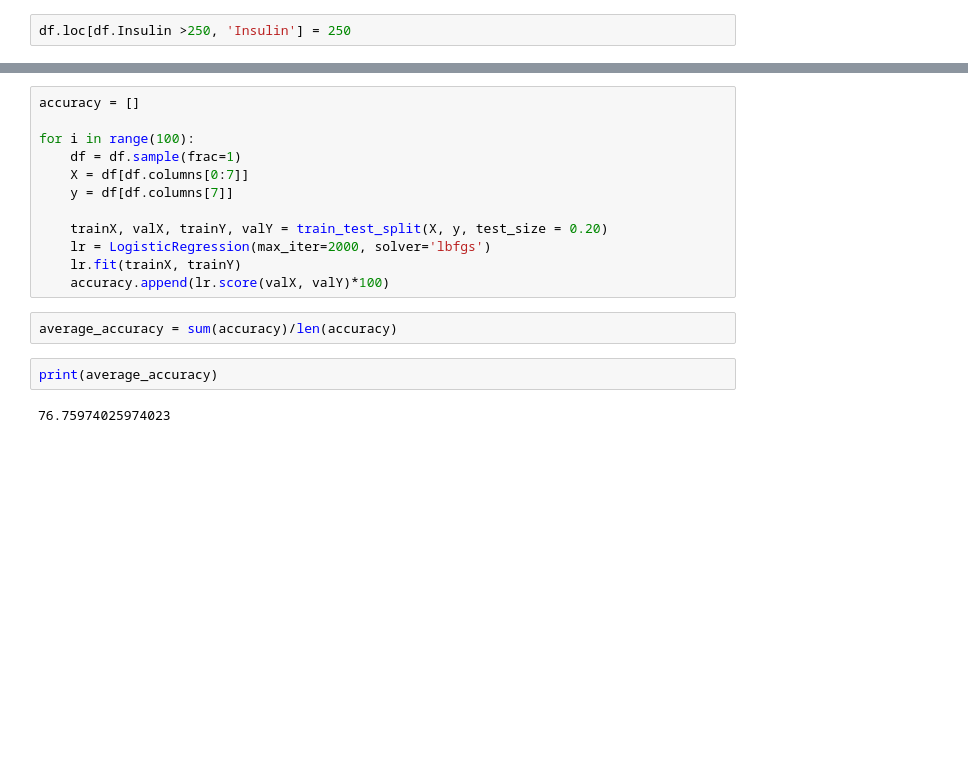
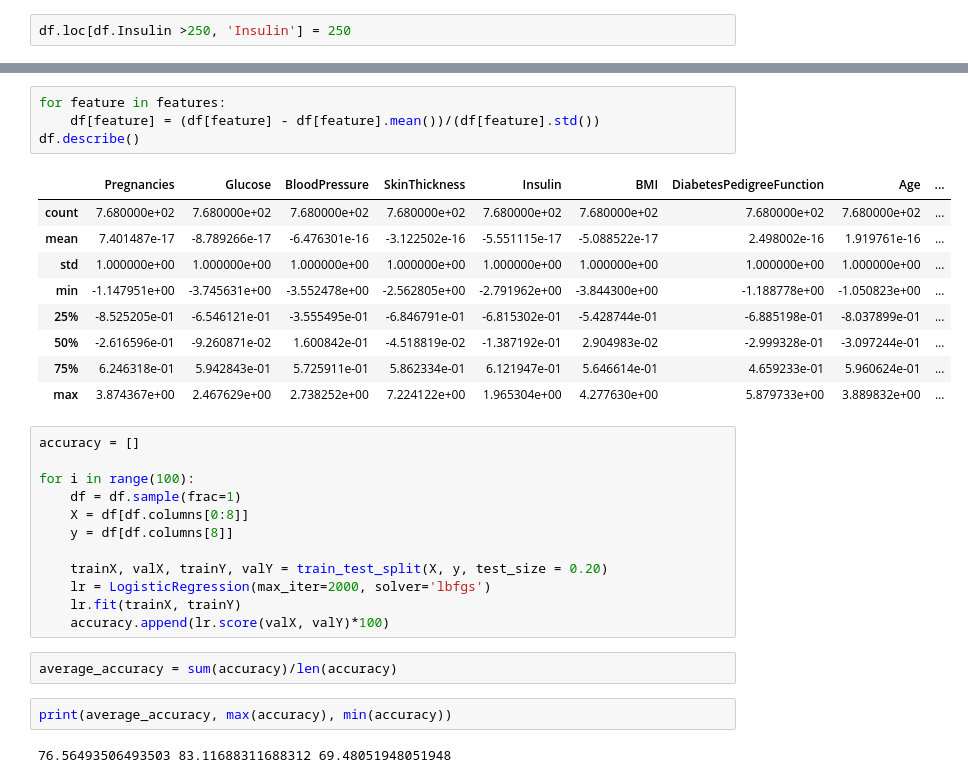
Before and after one commit to kaustubh-nair/Diabetes-prediction, a Jupyter notebook: main.ipynb, the cells around one changed output, grey strips where cells are left out. Saved outputs shown, nothing was run; the diff lists cells and outputs as text; blank space fills up the shorter version.

```diff
--- a/main.ipynb
+++ b/main.ipynb
@@ -83,10 +102,24 @@ df.isnull().describe()
+# %%
+for feature in features:
+    df[feature] = (df[feature] - df[feature].mean())/(df[feature].std())
+df.describe()
+# %% [output]
+|  | Pregnancies | Glucose | BloodPressure | SkinThickness | Insulin | BMI | DiabetesPedigreeFunction | Age | ... |
+| count | 7.680000e+02 | 7.680000e+02 | 7.680000e+02 | 7.680000e+02 | 7.680000e+02 | 7.680000e+02 | 7.680000e+02 | 7.680000e+02 | ... |
+| mean | 7.401487e-17 | -8.789266e-17 | -6.476301e-16 | -3.122502e-16 | -5.551115e-17 | -5.088522e-17 | 2.498002e-16 | 1.919761e-16 | ... |
+| std | 1.000000e+00 | 1.000000e+00 | 1.000000e+00 | 1.000000e+00 | 1.000000e+00 | 1.000000e+00 | 1.000000e+00 | 1.000000e+00 | ... |
+| min | -1.147951e+00 | -3.745631e+00 | -3.552478e+00 | -2.562805e+00 | -2.791962e+00 | -3.844300e+00 | -1.188778e+00 | -1.050823e+00 | ... |
+| 25% | -8.525205e-01 | -6.546121e-01 | -3.555495e-01 | -6.846791e-01 | -6.815302e-01 | -5.428744e-01 | -6.885198e-01 | -8.037899e-01 | ... |
+| 50% | -2.616596e-01 | -9.260871e-02 | 1.600842e-01 | -4.518819e-02 | -1.387192e-01 | 2.904983e-02 | -2.999328e-01 | -3.097244e-01 | ... |
+| 75% | 6.246318e-01 | 5.942843e-01 | 5.725911e-01 | 5.862334e-01 | 6.121947e-01 | 5.646614e-01 | 4.659233e-01 | 5.960624e-01 | ... |
+| max | 3.874367e+00 | 2.467629e+00 | 2.738252e+00 | 7.224122e+00 | 1.965304e+00 | 4.277630e+00 | 5.879733e+00 | 3.889832e+00 | ... |
 # %%
 accuracy = []
 
 for i in range(100):
     df = df.sample(frac=1)
-    X = df[df.columns[0:7]]
-    y = df[df.columns[7]]
+    X = df[df.columns[0:8]]
+    y = df[df.columns[8]]
 
     trainX, valX, trainY, valY = train_test_split(X, y, test_size = 0.20)
     lr = LogisticRegression(max_iter=2000, solver='lbfgs')
@@ -95,6 +128,6 @@ for i in range(100):
 # %%
 average_accuracy = sum(accuracy)/len(accuracy)
 # %%
-print(average_accuracy)
+print(average_accuracy, max(accuracy), min(accuracy))
 # %% [output]
-76.75974025974023
+76.56493506493503 83.11688311688312 69.48051948051948
```
Also changed, not shown: parts of 9 cells of this notebook.
